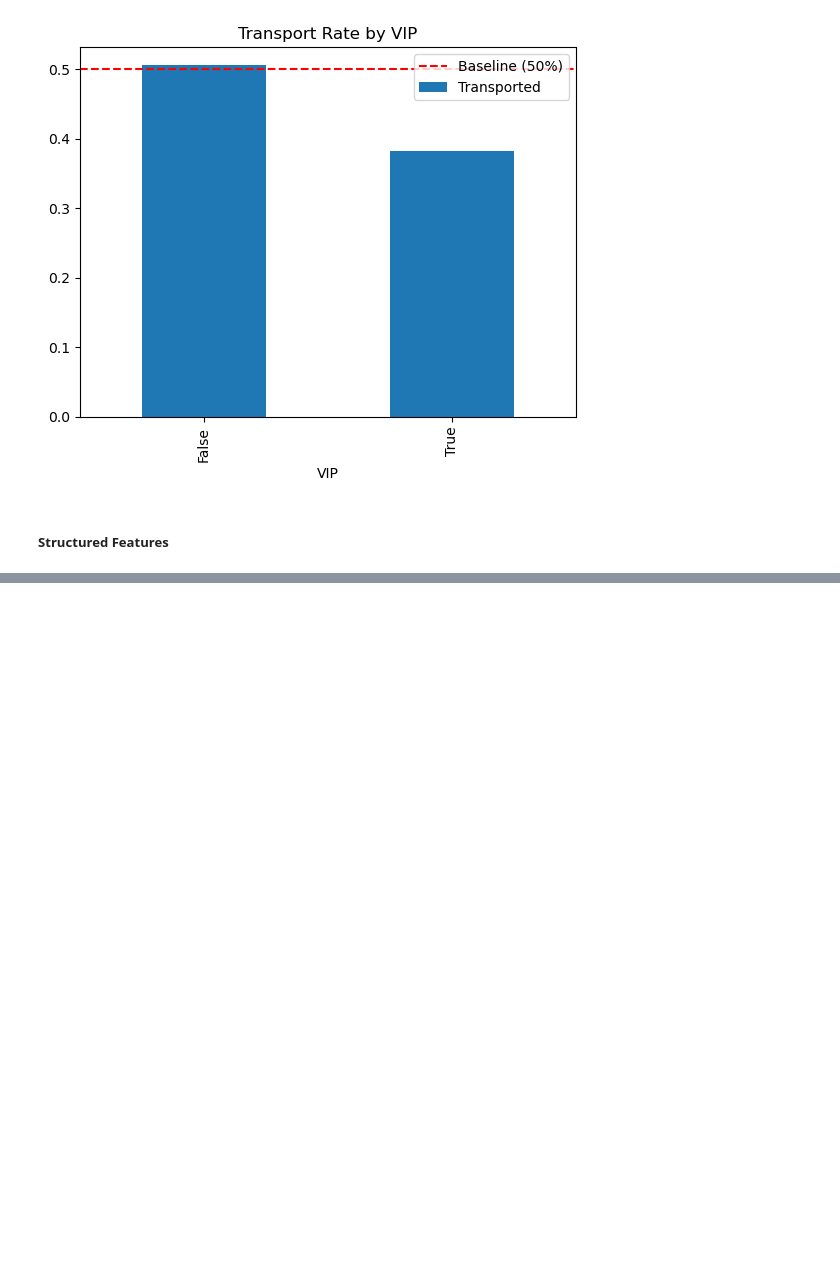
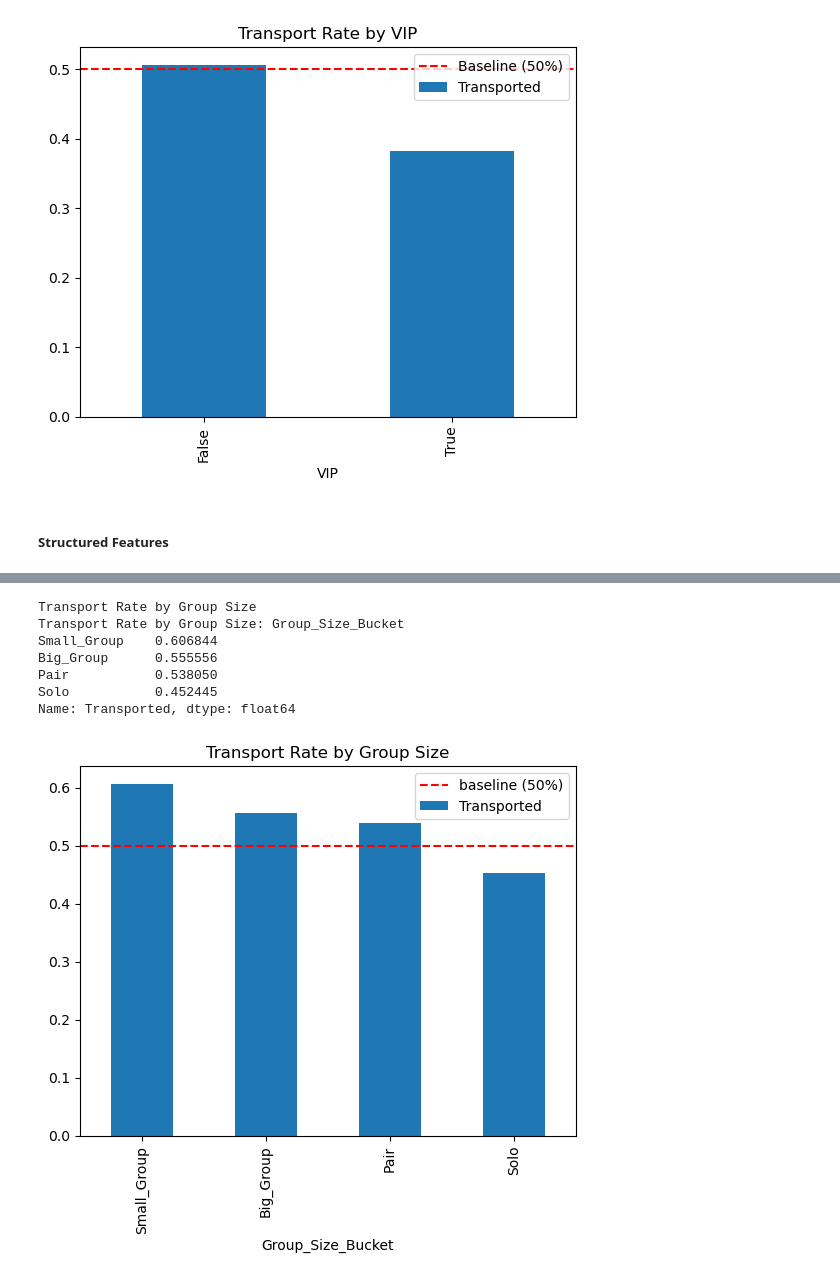
Before and after one commit to NirMarc/kaggle, a Jupyter notebook: spaceship-titanic/notebooks/01_eda.ipynb, the cells around one changed output, grey strips where cells are left out. Saved outputs shown, nothing was run; the diff lists cells and outputs as text; code cells hidden in the pictures; blank space fills up the shorter version.

```diff
--- a/spaceship-titanic/notebooks/01_eda.ipynb
+++ b/spaceship-titanic/notebooks/01_eda.ipynb
@@ -291,0 +375,2 @@ B/0/P
+# %%
+train.drop(["Cabin", "Cabin_Num"], axis=1, inplace=True)
@@ -291,0 +379,5 @@ B/0/P
+# %%
+train["Group"] = train["PassengerId"].str.split("_").str[0]
+train["Group_Size"] = train.groupby("Group")["PassengerId"].transform("count")
+print(train[["PassengerId", "Group", "Group_Size"]])
+print(train["Group_Size"].value_counts().sort_index())
@@ -291,0 +402,22 @@ B/0/P
+# %%
+train["Group_Size_Bucket"] = pd.cut(train["Group_Size"],
+                                    bins=[0, 1, 2, 4, 10],
+                                    labels=['Solo', 'Pair', 'Small_Group', 'Big_Group'])
+print("Transport Rate by Group Size")
+group_transport = train.groupby("Group_Size_Bucket", observed=True)["Transported"].mean().sort_values(ascending=False)
+print(f"Transport Rate by Group Size: {group_transport}")
+
+group_transport.plot(kind="bar")
+plt.title("Transport Rate by Group Size")
+plt.axhline(y=0.5, color='r', linestyle='--', label="baseline (50%)")
+plt.legend()
+plt.show()
+# %% [output]
+Transport Rate by Group Size
+Transport Rate by Group Size: Group_Size_Bucket
+Small_Group    0.606844
+Big_Group      0.555556
+Pair           0.538050
+Solo           0.452445
+Name: Transported, dtype: float64
+[figure, added]
```
Also changed, not shown: parts of 7 cells of this notebook.
